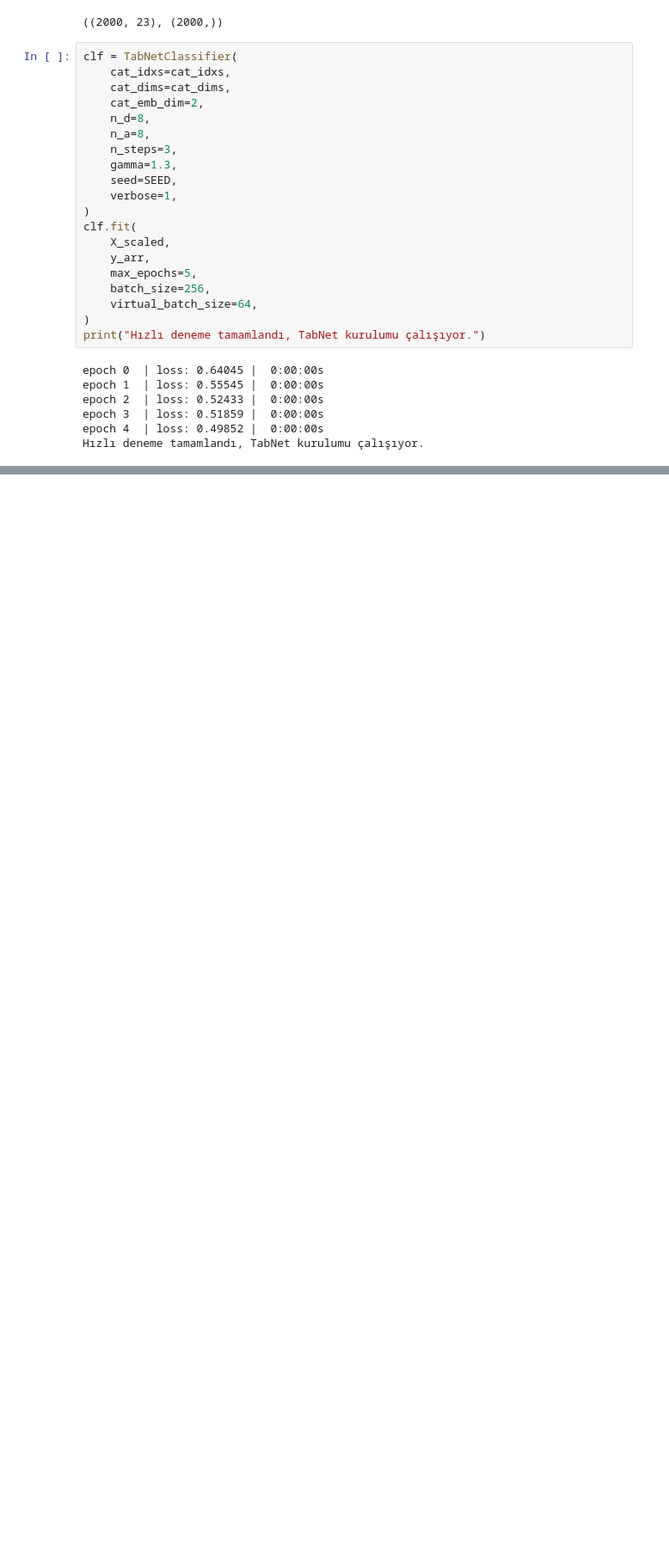
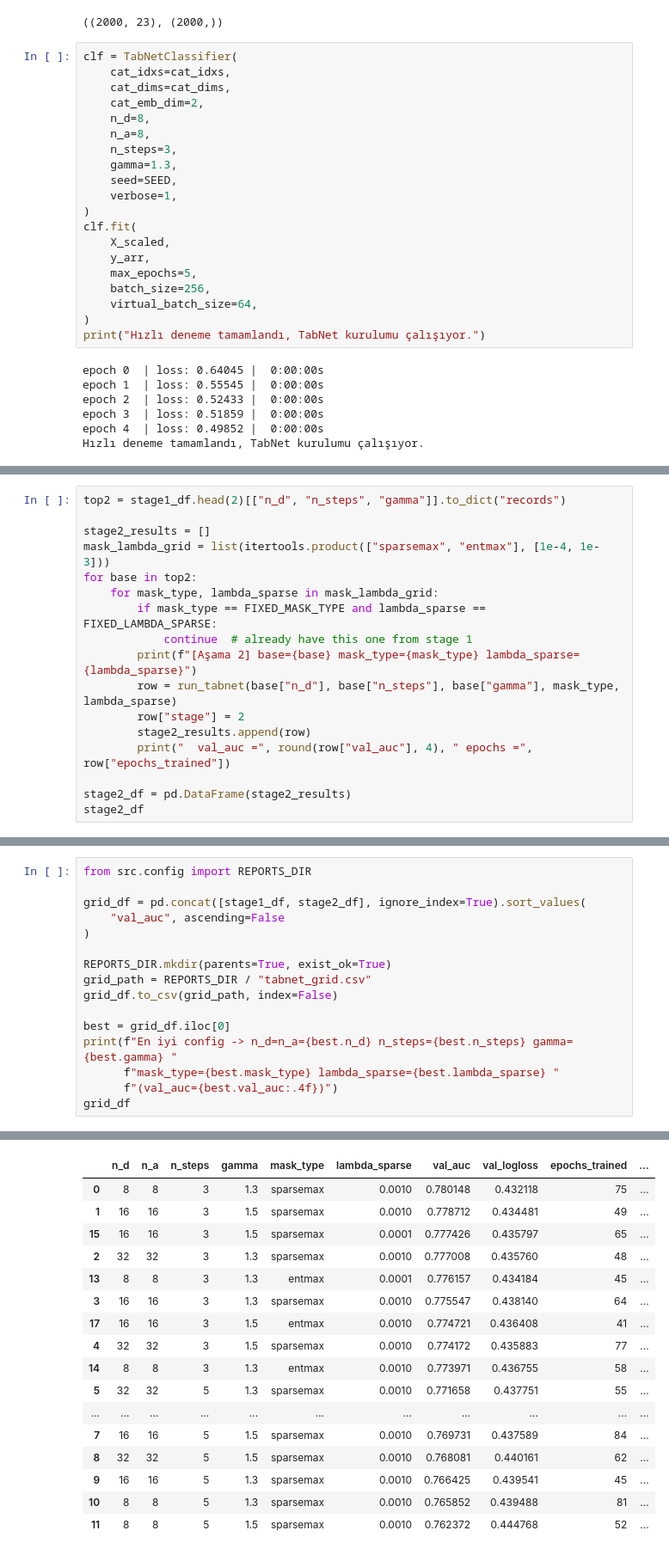
Before and after one commit to KamuranBey00/DataScienceProject, a Jupyter notebook: notebooks/04_tabnet.ipynb, the cells around one changed output, grey strips where cells are left out. Shown at 86% size. Saved outputs shown, nothing was run; the diff lists cells and outputs as text; blank space fills up the shorter version.

```diff
--- a/notebooks/04_tabnet.ipynb
+++ b/notebooks/04_tabnet.ipynb
@@ -119,0 +251,17 @@ Hızlı deneme tamamlandı, TabNet kurulumu çalışıyor.
+# %%
+top2 = stage1_df.head(2)[["n_d", "n_steps", "gamma"]].to_dict("records")
+
+stage2_results = []
+mask_lambda_grid = list(itertools.product(["sparsemax", "entmax"], [1e-4, 1e-3]))
+for base in top2:
+    for mask_type, lambda_sparse in mask_lambda_grid:
+        if mask_type == FIXED_MASK_TYPE and lambda_sparse == FIXED_LAMBDA_SPARSE:
+            continue  # already have this one from stage 1
+        print(f"[Aşama 2] base={base} mask_type={mask_type} lambda_sparse={lambda_sparse}")
+        row = run_tabnet(base["n_d"], base["n_steps"], base["gamma"], mask_type, lambda_sparse)
+        row["stage"] = 2
+        stage2_results.append(row)
+        print("  val_auc =", round(row["val_auc"], 4), " epochs =", row["epochs_trained"])
+
+stage2_df = pd.DataFrame(stage2_results)
+stage2_df
@@ -119,0 +293,17 @@ Hızlı deneme tamamlandı, TabNet kurulumu çalışıyor.
+# %%
+from src.config import REPORTS_DIR
+
+grid_df = pd.concat([stage1_df, stage2_df], ignore_index=True).sort_values(
+    "val_auc", ascending=False
+)
+
+REPORTS_DIR.mkdir(parents=True, exist_ok=True)
+grid_path = REPORTS_DIR / "tabnet_grid.csv"
+grid_df.to_csv(grid_path, index=False)
+
+best = grid_df.iloc[0]
+print(f"En iyi config -> n_d=n_a={best.n_d} n_steps={best.n_steps} gamma={best.gamma} "
+      f"mask_type={best.mask_type} lambda_sparse={best.lambda_sparse} "
+      f"(val_auc={best.val_auc:.4f})")
+grid_df
+# %% [output]
@@ -119,0 +311,17 @@ Hızlı deneme tamamlandı, TabNet kurulumu çalışıyor.
+|  | n_d | n_a | n_steps | gamma | mask_type | lambda_sparse | val_auc | val_logloss | epochs_trained | ... |
+| 0 | 8 | 8 | 3 | 1.3 | sparsemax | 0.0010 | 0.780148 | 0.432118 | 75 | ... |
+| 1 | 16 | 16 | 3 | 1.5 | sparsemax | 0.0010 | 0.778712 | 0.434481 | 49 | ... |
+| 15 | 16 | 16 | 3 | 1.5 | sparsemax | 0.0001 | 0.777426 | 0.435797 | 65 | ... |
+| 2 | 32 | 32 | 3 | 1.3 | sparsemax | 0.0010 | 0.777008 | 0.435760 | 48 | ... |
+| 13 | 8 | 8 | 3 | 1.3 | entmax | 0.0001 | 0.776157 | 0.434184 | 45 | ... |
+| 3 | 16 | 16 | 3 | 1.3 | sparsemax | 0.0010 | 0.775547 | 0.438140 | 64 | ... |
+| 17 | 16 | 16 | 3 | 1.5 | entmax | 0.0010 | 0.774721 | 0.436408 | 41 | ... |
+| 4 | 32 | 32 | 3 | 1.5 | sparsemax | 0.0010 | 0.774172 | 0.435883 | 77 | ... |
+| 14 | 8 | 8 | 3 | 1.3 | entmax | 0.0010 | 0.773971 | 0.436755 | 58 | ... |
+| 5 | 32 | 32 | 5 | 1.3 | sparsemax | 0.0010 | 0.771658 | 0.437751 | 55 | ... |
+| ... | ... | ... | ... | ... | ... | ... | ... | ... | ... | ... |
+| 7 | 16 | 16 | 5 | 1.5 | sparsemax | 0.0010 | 0.769731 | 0.437589 | 84 | ... |
+| 8 | 32 | 32 | 5 | 1.5 | sparsemax | 0.0010 | 0.768081 | 0.440161 | 62 | ... |
+| 9 | 16 | 16 | 5 | 1.3 | sparsemax | 0.0010 | 0.766425 | 0.439541 | 45 | ... |
+| 10 | 8 | 8 | 5 | 1.3 | sparsemax | 0.0010 | 0.765852 | 0.439488 | 81 | ... |
+| 11 | 8 | 8 | 5 | 1.5 | sparsemax | 0.0010 | 0.762372 | 0.444768 | 52 | ... |
```
Also changed, not shown: parts of 8 cells of this notebook, 1 other file.
